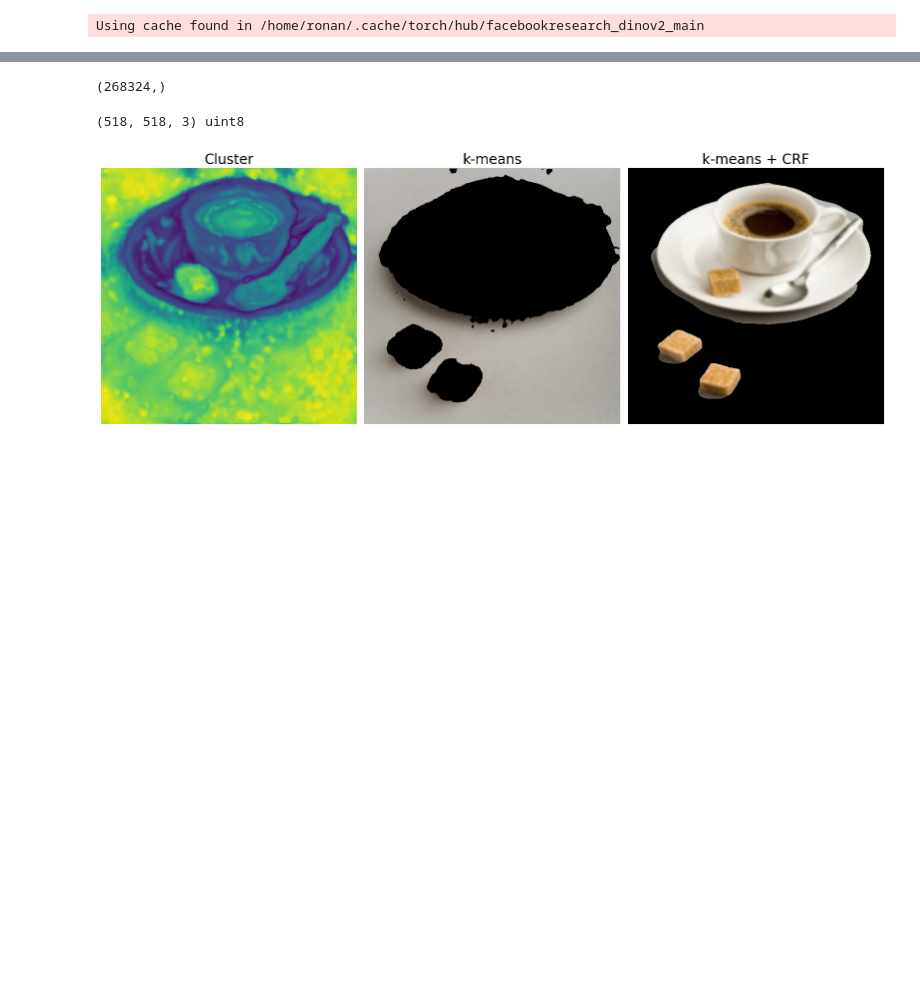
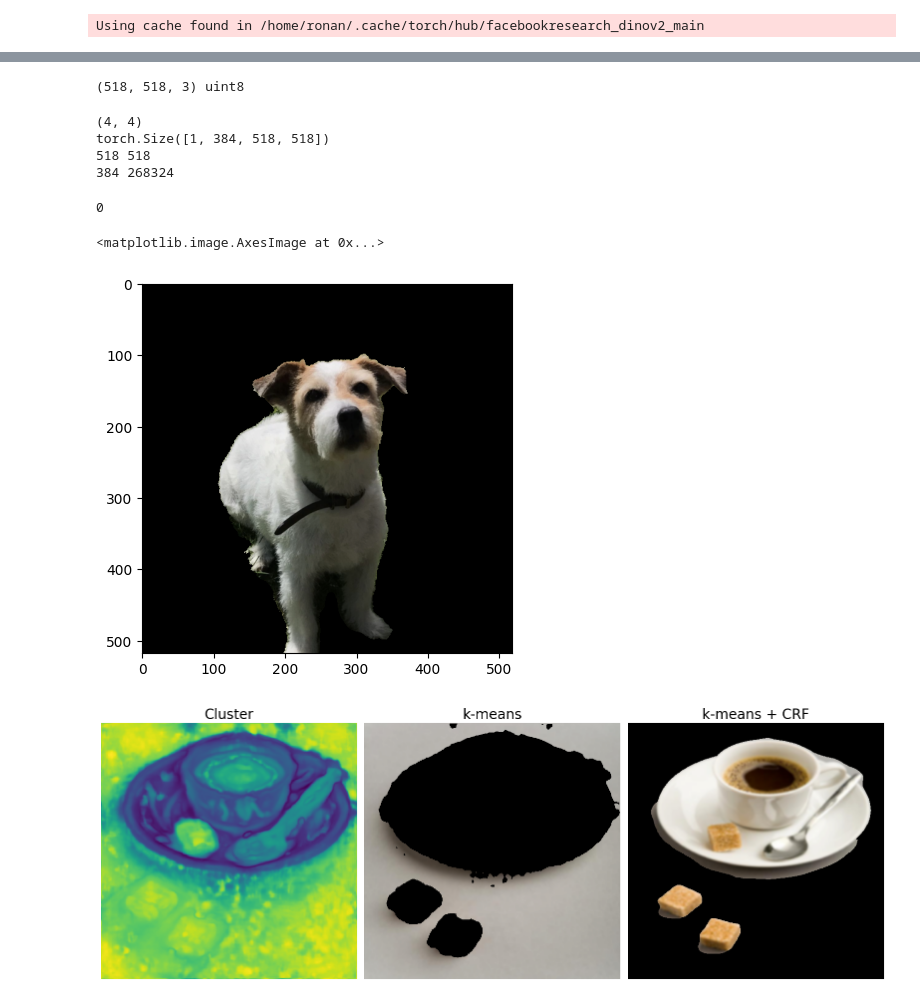
Before and after one commit to tldr-group/HR-Dv2, a Jupyter notebook: notebooks/threshold_selection.ipynb, the cells around one changed output, grey strips where cells are left out. Saved outputs shown, nothing was run; the diff lists cells and outputs as text; code cells hidden in the pictures; blank space fills up the shorter version.

Commit message:
working function for object segment

```diff
--- a/notebooks/threshold_selection.ipynb
+++ b/notebooks/threshold_selection.ipynb
@@ -40,26 +42,9 @@ img
-# %%
-shift_dists = [i for i in range(1, 3)]
-transforms, inv_transforms = tr.get_shift_transforms(shift_dists, 'Moore')
-net.set_transforms(transforms, inv_transforms)
-#net.set_transforms([], [])
-# run sequentially or we get OOM in attention calculation
-hr_tensor, _ = net.forward(tensor)
-hr_features = tr.to_numpy(hr_tensor)
 # %%
 c, h, w = hr_features.shape
 reshaped = hr_features.reshape((c, h * w)).T
 reshaped = normalise_pca(reshaped)
 cluster = KMeans(n_clusters=2)
 data = cluster.fit_transform(reshaped)
-# %%
-FG, BG = 0, 1
-dist_fg = (np.sum(np.abs(reshaped - cluster.cluster_centers_[FG, :]), axis=1) **2)
-dist_bg = (np.sum(np.abs(reshaped - cluster.cluster_centers_[BG, :]), axis=1) **2)
-print(dist_fg.shape)
-dist_to_centroid = np.stack((dist_fg, dist_bg), axis=1).reshape((h, w, 2))
-dist_to_centroid = dist_to_centroid.reshape((h * w, 2))
-# %% [output]
-(268324,)
 # %%
 unary = unary_from_labels(cluster.labels_, 2, 0.7, False)
 # %%
@@ -120,3 +120,16 @@ def object_segment(img_arr: np.ndarray, img_tensor: torch.Tensor, use_lower_res:
+# %%
+fg_seg = object_segment(net, np.array(img), tensor, single_component=False)
+# %% [output]
+(4, 4)
+torch.Size([1, 384, 518, 518])
+518 518
+384 268324
+0
+# %%
+plt.imshow(fg_seg * img)
+# %% [output]
+<matplotlib.image.AxesImage at 0x...>
+[figure, added]
 # %%
 out = np.argmax(Q, axis=0)
 binary = 1 - (out.reshape(h, w, 1))
```
Also changed, not shown: parts of 3 cells of this notebook.
